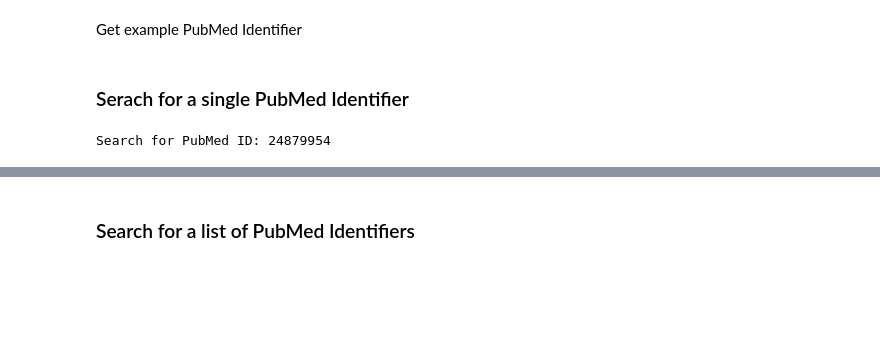
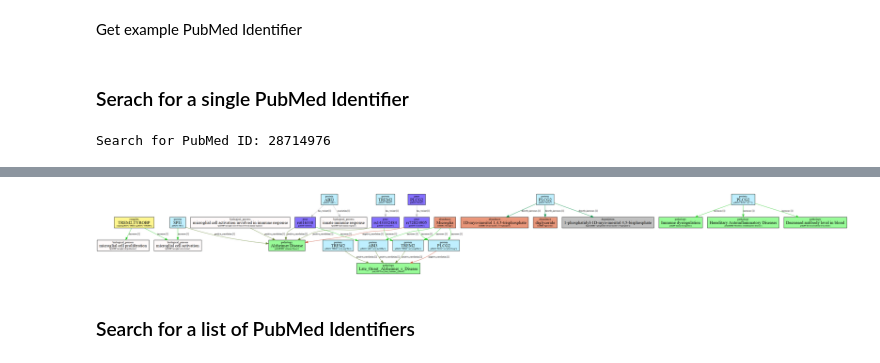
Before and after one commit to e-bel/ebel, a Jupyter notebook: notebooks/api/Search_and_visualize_biomedical_knowledge_graphs.ipynb, the cells around one changed output, grey strips where cells are left out. Drawn from its saved outputs; the diff is of its cells as text; code cells hidden in the pictures; blank space fills up the shorter version.

```diff
--- a/notebooks/api/Search_and_visualize_biomedical_knowledge_graphs.ipynb
+++ b/notebooks/api/Search_and_visualize_biomedical_knowledge_graphs.ipynb
@@ -590,6 +590,6 @@ example_pmids_comma_seperated = ','.join([str(x) for x in pmids_10_30[:3]])
 ### Serach for a single PubMed Identifier
 # %%
 print('Search for PubMed ID:', example_pmid)
-search_path(pmid=example_pmid)
+search_path(pmid=example_pmid, as_image=True)
 # %% [output]
-Search for PubMed ID: 24879954
+Search for PubMed ID: 28714976
@@ -597,3 +596,4 @@ Search for PubMed ID: 24879954
+[figure, added]
 # %% [markdown]
 ### Search for a list of PubMed Identifiers
 # %%
```
Also changed, not shown: parts of 24 cells of this notebook, 14 other files.
